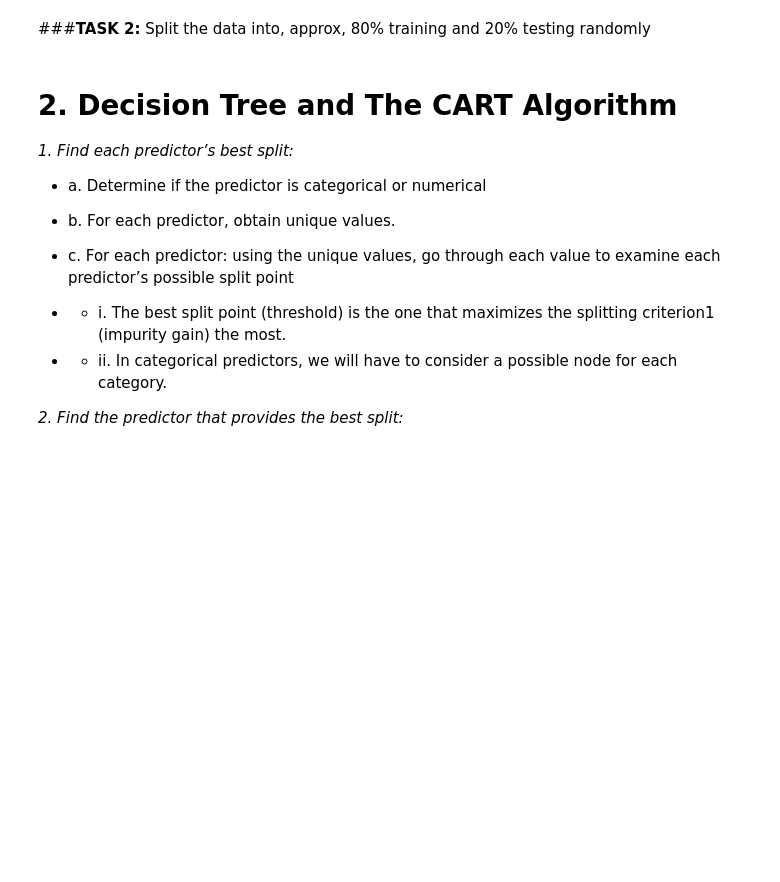
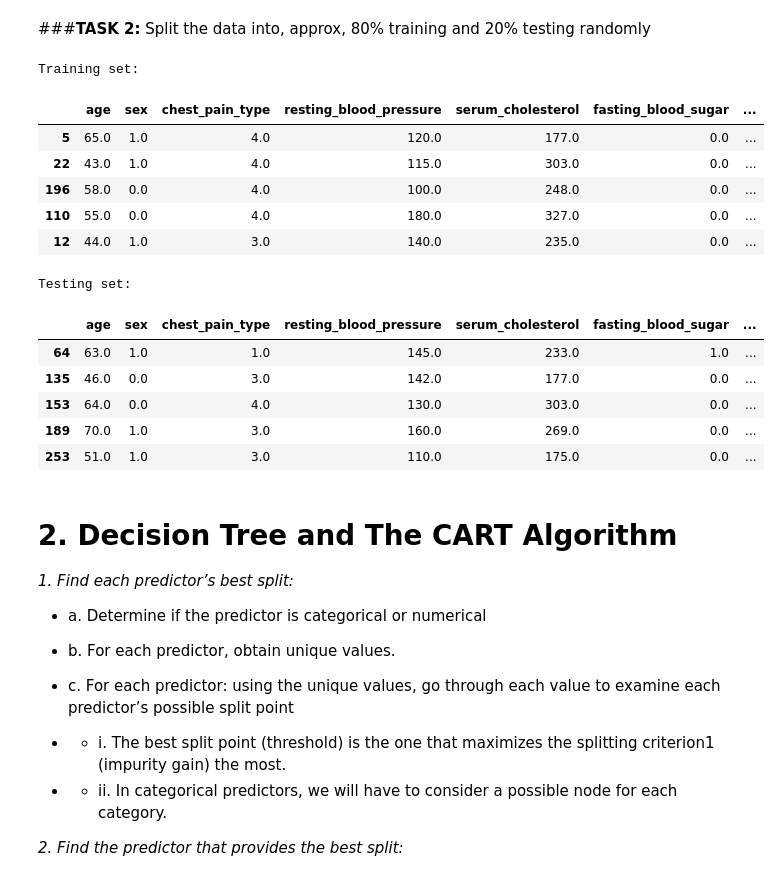
Before and after one commit to kalk-ak/Machine-Learning--MA, a Jupyter notebook: lab1/Lab1_Decision_trees_2026_kaklilu1.ipynb, the cells around one changed output. Saved outputs shown, nothing was run; the diff lists cells and outputs as text; code cells hidden in the pictures; blank space fills up the shorter version.

Commit message:
Split the data into train test split

```diff
--- a/lab1/Lab1_Decision_trees_2026_kaklilu1.ipynb
+++ b/lab1/Lab1_Decision_trees_2026_kaklilu1.ipynb
@@ -142,15 +141,17 @@ Name: 3, dtype: float64
 # Since this variables are used multiple times, we strong type them to catch possible errors early
 from pandas.core.api import DataFrame
 
-
 y: DataFrame =df['class']
+X: DataFrame =df.drop(columns=['class'])
 N: int = len(df.index)
 M: int = len(df.columns) - 1
-J: int = len(list(y.unique()))
+J: int = len(y.unique())
 
-print('Number of observations: '+str(N))
-print('Number of predictor variables: '+str(M))
-print('Number of classes: '+str(J))
+
+# ISSUE: Use f-strings for better readability and performance instead of string concatenation with + operator.
+print(f'Number of observations: {N}')
+print(f'Number of predictor variables: {M}')
+print(f'Number of classes: {J}')
 # %% [output]
 Number of observations: 270
 Number of predictor variables: 13
@@ -185,6 +202,28 @@ print(df.dtypes)
 # %%
 # Split the data into, approx, 80% training and 20% testing
 #(replace 'None' with your code)  (5 POINTS)
 
-dfTrain = None
-dfTest = None
+X_train, X_test, y_train, y_test = train_test_split(X, y, test_size=0.2, random_state=0)
+
+dfTrain = pd.concat([X_train, y_train], axis=1)
+dfTest = pd.concat([X_test, y_test], axis=1)
+
+print("Training set:")
+display(dfTrain.head())
+print("Testing set:")
+display(dfTest.head())
+# %% [output]
+Training set:
+|  | age | sex | chest_pain_type | resting_blood_pressure | serum_cholesterol | fasting_blood_sugar | ... |
+| 5 | 65.0 | 1.0 | 4.0 | 120.0 | 177.0 | 0.0 | ... |
+| 22 | 43.0 | 1.0 | 4.0 | 115.0 | 303.0 | 0.0 | ... |
+| 196 | 58.0 | 0.0 | 4.0 | 100.0 | 248.0 | 0.0 | ... |
+| 110 | 55.0 | 0.0 | 4.0 | 180.0 | 327.0 | 0.0 | ... |
+| 12 | 44.0 | 1.0 | 3.0 | 140.0 | 235.0 | 0.0 | ... |
+Testing set:
+|  | age | sex | chest_pain_type | resting_blood_pressure | serum_cholesterol | fasting_blood_sugar | ... |
+| 64 | 63.0 | 1.0 | 1.0 | 145.0 | 233.0 | 1.0 | ... |
+| 135 | 46.0 | 0.0 | 3.0 | 142.0 | 177.0 | 0.0 | ... |
+| 153 | 64.0 | 0.0 | 4.0 | 130.0 | 303.0 | 0.0 | ... |
+| 189 | 70.0 | 1.0 | 3.0 | 160.0 | 269.0 | 0.0 | ... |
+| 253 | 51.0 | 1.0 | 3.0 | 110.0 | 175.0 | 0.0 | ... |
```
Also changed, not shown: parts of 5 cells of this notebook.
